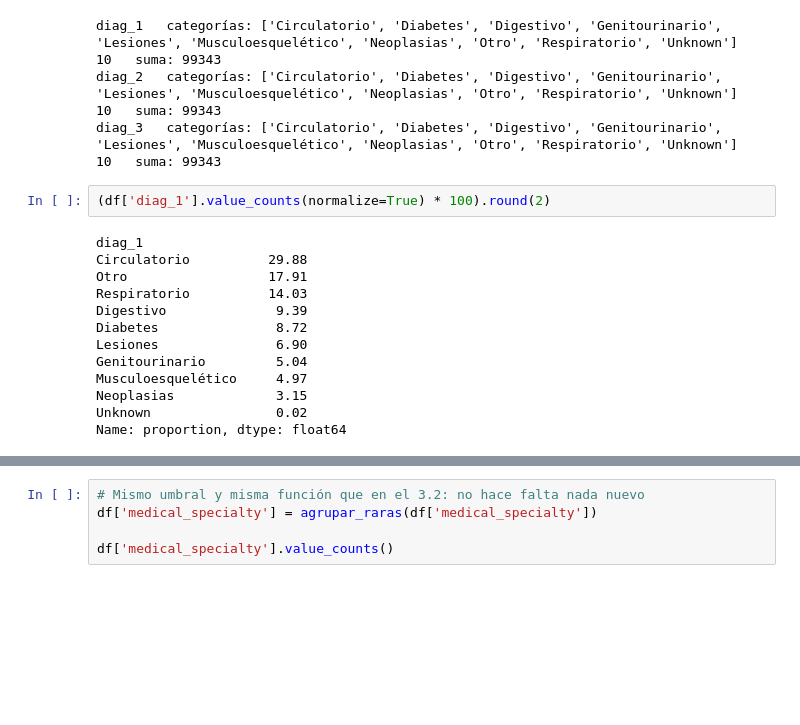
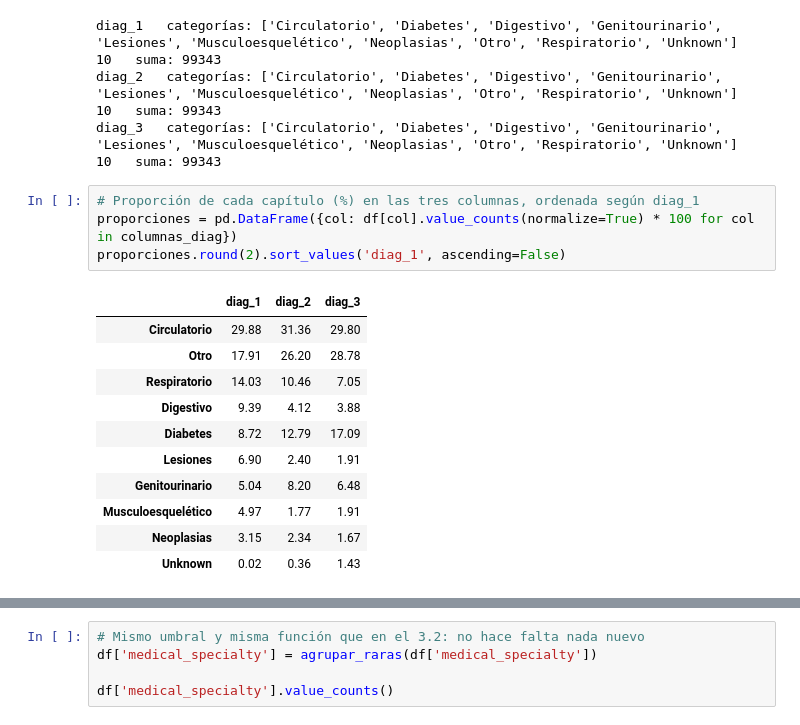
Before and after one commit to diieeguiitooo/readmision_diabetes_eda, a Jupyter notebook: notebooks/04_preparacion.ipynb, the cells around one changed output, grey strips where cells are left out. Drawn from its saved outputs; the diff is of its cells as text; blank space fills up the shorter version.

```diff
--- a/notebooks/04_preparacion.ipynb
+++ b/notebooks/04_preparacion.ipynb
@@ -661,20 +687,21 @@ diag_1   categorías: ['Circulatorio', 'Diabetes', 'Digestivo', 'Genitourinario'
 diag_2   categorías: ['Circulatorio', 'Diabetes', 'Digestivo', 'Genitourinario', 'Lesiones', 'Musculoesquelético', 'Neoplasias', 'Otro', 'Respiratorio', 'Unknown']  10   suma: 99343
 diag_3   categorías: ['Circulatorio', 'Diabetes', 'Digestivo', 'Genitourinario', 'Lesiones', 'Musculoesquelético', 'Neoplasias', 'Otro', 'Respiratorio', 'Unknown']  10   suma: 99343
 # %%
-(df['diag_1'].value_counts(normalize=True) * 100).round(2)
+# Proporción de cada capítulo (%) en las tres columnas, ordenada según diag_1
+proporciones = pd.DataFrame({col: df[col].value_counts(normalize=True) * 100 for col in columnas_diag})
+proporciones.round(2).sort_values('diag_1', ascending=False)
 # %% [output]
-diag_1
-Circulatorio          29.88
-Otro                  17.91
-Respiratorio          14.03
-Digestivo              9.39
-Diabetes               8.72
-Lesiones               6.90
-Genitourinario         5.04
-Musculoesquelético     4.97
-Neoplasias             3.15
-Unknown                0.02
-Name: proportion, dtype: float64
+|  | diag_1 | diag_2 | diag_3 |
+| Circulatorio | 29.88 | 31.36 | 29.80 |
+| Otro | 17.91 | 26.20 | 28.78 |
+| Respiratorio | 14.03 | 10.46 | 7.05 |
+| Digestivo | 9.39 | 4.12 | 3.88 |
+| Diabetes | 8.72 | 12.79 | 17.09 |
+| Lesiones | 6.90 | 2.40 | 1.91 |
+| Genitourinario | 5.04 | 8.20 | 6.48 |
+| Musculoesquelético | 4.97 | 1.77 | 1.91 |
+| Neoplasias | 3.15 | 2.34 | 1.67 |
+| Unknown | 0.02 | 0.36 | 1.43 |
 # %% [markdown]
 ### Interpretación del apartado 3.3
 
```
Also changed, not shown: parts of 44 cells of this notebook.
